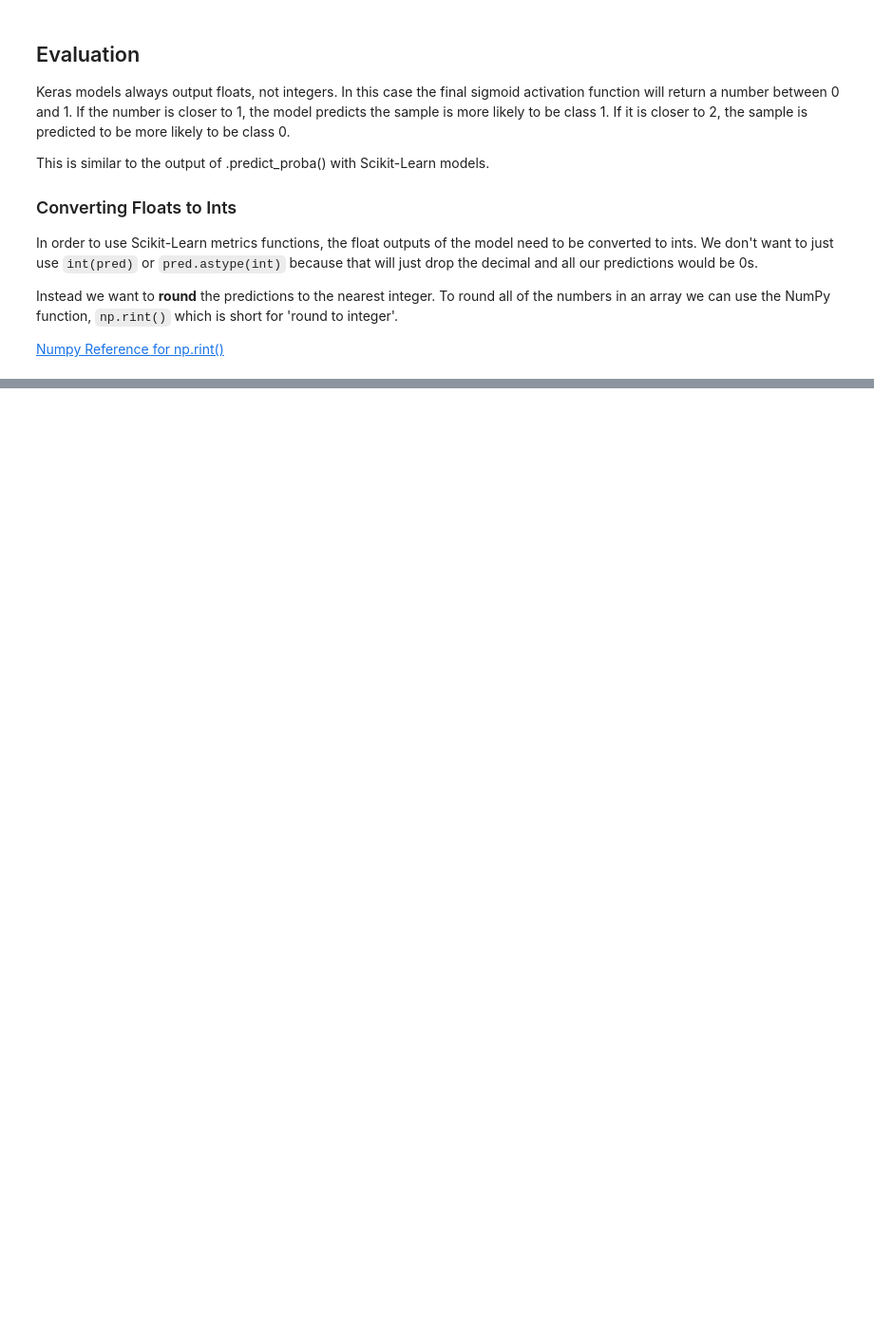
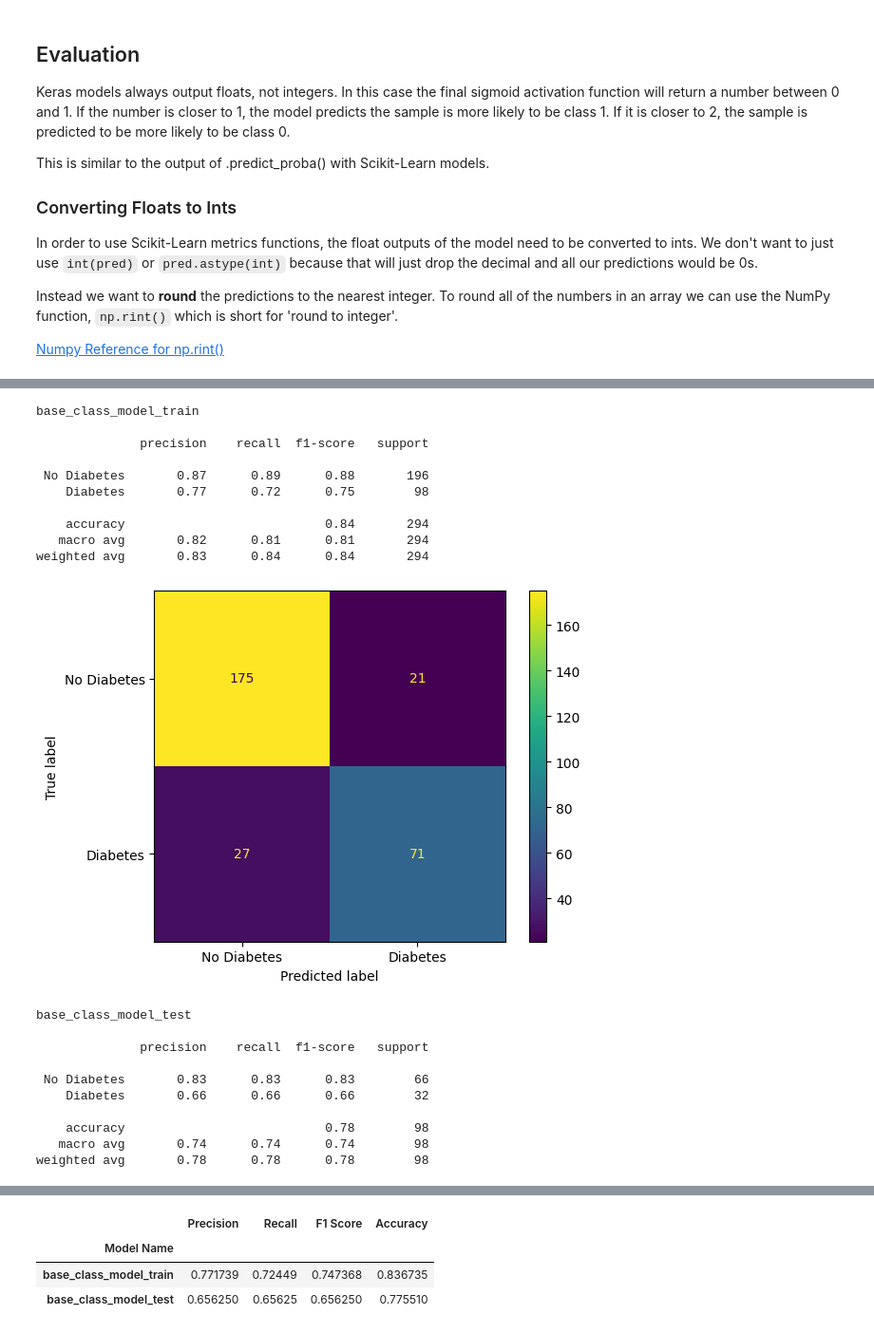
Before and after one commit to Caellwyn/intermediate-ml-wk-03-deep-learning-codealongs, a Jupyter notebook: IN CLASS Lecture 1 - Neural Networks.ipynb, the cells around one changed output, grey strips where cells are left out. Shown at 95% size. Drawn from its saved outputs; the diff is of its cells as text; code cells hidden in the pictures; blank space fills up the shorter version.

```diff
--- a/IN CLASS Lecture 1 - Neural Networks.ipynb
+++ b/IN CLASS Lecture 1 - Neural Networks.ipynb
@@ -425,6 +562,7 @@ Instead we want to **round** the predictions to the nearest integer. To round al
 # %%
 # Save predictions
-
+train_preds = np.rint(model.predict(X_train_proc))
+test_preds = np.rint(model.predict(X_test_proc))
 
 
 
@@ -433,3 +571,5 @@ Instead we want to **round** the predictions to the nearest integer. To round al
 
 
 # the following code should show whole number predictions, 1.0 or 0.0
+
+train_preds[:5]
@@ -436,10 +584,37 @@ Instead we want to **round** the predictions to the nearest integer. To round al
 # %%
 # Define labels for the confusion matrix
 labels = ['No Diabetes', 'Diabetes']
 
 # Evaluate your model using the custom function eval_classification()
-
-
-
+train_scores = eval_classification(y_train, train_preds,
+                                   name='base_class_model_train',
+                                  labels=labels)
+test_scores = eval_classification(y_test, test_preds,
+                                   name='base_class_model_test',
+                                  labels=labels)
 
 # concatenate the two dataframes to compare the model on train and test data
+class_scores = pd.concat([train_scores, test_scores])
+class_scores
+# %% [output]
+base_class_model_train
+
+              precision    recall  f1-score   support
+
+ No Diabetes       0.87      0.89      0.88       196
+    Diabetes       0.77      0.72      0.75        98
+
+    accuracy                           0.84       294
+   macro avg       0.82      0.81      0.81       294
+weighted avg       0.83      0.84      0.84       294
+[figure, added]
+base_class_model_test
+
+              precision    recall  f1-score   support
+
+ No Diabetes       0.83      0.83      0.83        66
+    Diabetes       0.66      0.66      0.66        32
+
+    accuracy                           0.78        98
+   macro avg       0.74      0.74      0.74        98
+weighted avg       0.78      0.78      0.78        98
@@ -445,0 +622,4 @@ labels = ['No Diabetes', 'Diabetes']
+|  | Precision | Recall | F1 Score | Accuracy |
+| Model Name |  |  |  |  |
+| base_class_model_train | 0.771739 | 0.72449 | 0.747368 | 0.836735 |
+| base_class_model_test | 0.656250 | 0.65625 | 0.656250 | 0.775510 |
```
Also changed, not shown: parts of 22 cells of this notebook, 3 other files.
